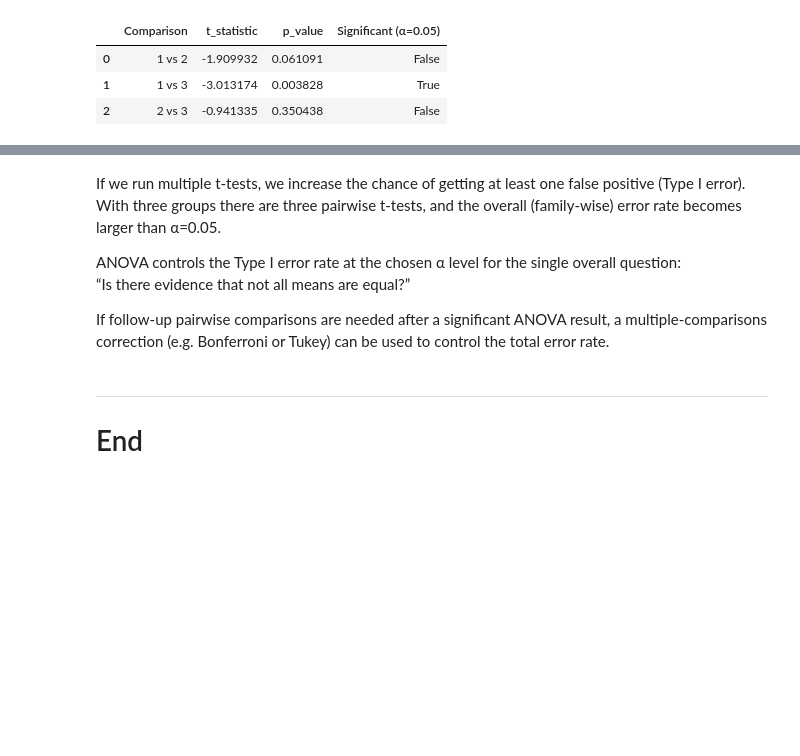
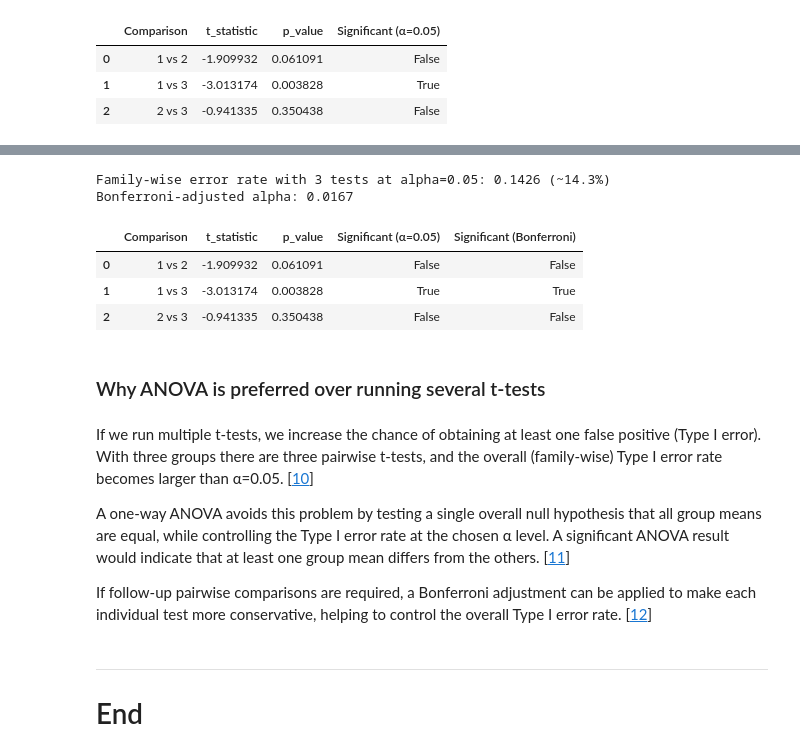
Before and after one commit to Ange-Dvs/applied-statistics, a Jupyter notebook: problems.ipynb, the cells around one changed output, grey strips where cells are left out. Drawn from its saved outputs; the diff is of its cells as text; code cells hidden in the pictures; blank space fills up the shorter version.

Commit message:
Problem 4 analysis added and spell check corrections made

```diff
--- a/problems.ipynb
+++ b/problems.ipynb
@@ -792,11 +801,32 @@ Pairwise t-test results:
+# %%
+# Family-wise error rate (FWER) for 3 independent tests at alpha = 0.05
+m = 3
+fwer = 1 - (1 - alpha)**m
+print(f"Family-wise error rate with {m} tests at alpha={alpha}: {fwer:.4f} (~{fwer*100:.1f}%)")
+
+# Bonferroni-adjusted alpha (simple correction)
+alpha_bonf = alpha / m
+print(f"Bonferroni-adjusted alpha: {alpha_bonf:.4f}")
+
+# Adding Bonferroni significance column to the results table
+t_results["Significant (Bonferroni)"] = t_results["p_value"] < alpha_bonf
+t_results
+# %% [output]
+Family-wise error rate with 3 tests at alpha=0.05: 0.1426 (~14.3%)
+Bonferroni-adjusted alpha: 0.0167
+|  | Comparison | t_statistic | p_value | Significant (α=0.05) | Significant (Bonferroni) |
+| 0 | 1 vs 2 | -1.909932 | 0.061091 | False | False |
+| 1 | 1 vs 3 | -3.013174 | 0.003828 | True | True |
+| 2 | 2 vs 3 | -0.941335 | 0.350438 | False | False |
+# %% [markdown]
+### Why ANOVA is preferred over running several t-tests
 # %% [markdown]
-If we run multiple t-tests, we increase the chance of getting at least one false positive (Type I error).
-With three groups there are three pairwise t-tests, and the overall (family-wise) error rate becomes larger than α=0.05.
+If we run multiple t-tests, we increase the chance of obtaining at least one false positive (Type I error).
+With three groups there are three pairwise t-tests, and the overall (family-wise) Type I error rate becomes larger than α=0.05. [[10](https://en.wikipedia.org/wiki/Multiple_comparisons_problem#:~:text=Each%20test%20has%20its%20own%20chance%20of%20a%20Type%20I%20error%20(false%20positive)%2C%20so%20the%20overall%20probability%20of%20making%20at%20least%20one%20false%20positive%20increases%20as%20the%20number%20of%20tests%20grows)]
 
-ANOVA controls the Type I error rate at the chosen α level for the single overall question:
-“Is there evidence that not all means are equal?”
+A one-way ANOVA avoids this problem by testing a single overall null hypothesis that all group means are equal, while controlling the Type I error rate at the chosen α level. A significant ANOVA result would indicate that at least one group mean differs from the others. [[11](https://online.stat.psu.edu/stat200/lesson/10#:~:text=Most%20importantly%2C%20multiple,of%20a%20Type%20I%20error.)]
 
-If follow-up pairwise comparisons are needed after a significant ANOVA result, a multiple-comparisons correction (e.g. Bonferroni or Tukey) can be used to control the total error rate.
+If follow-up pairwise comparisons are required, a Bonferroni adjustment can be applied to make each individual test more conservative, helping to control the overall Type I error rate. [[12](https://en.wikipedia.org/wiki/Bonferroni_correction)]
 # %% [markdown]
 ***
 # End
```
Also changed, not shown: parts of 17 cells of this notebook.
